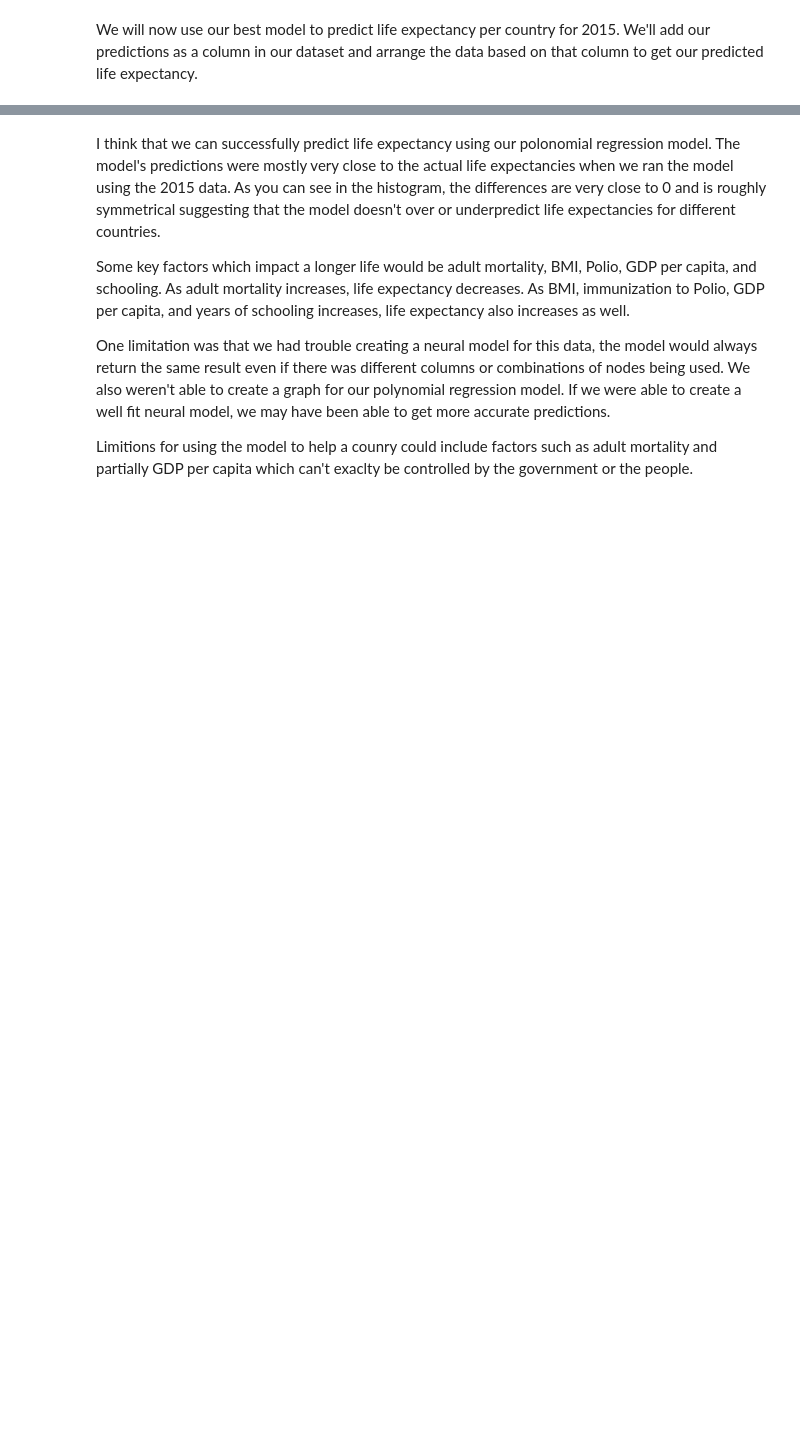
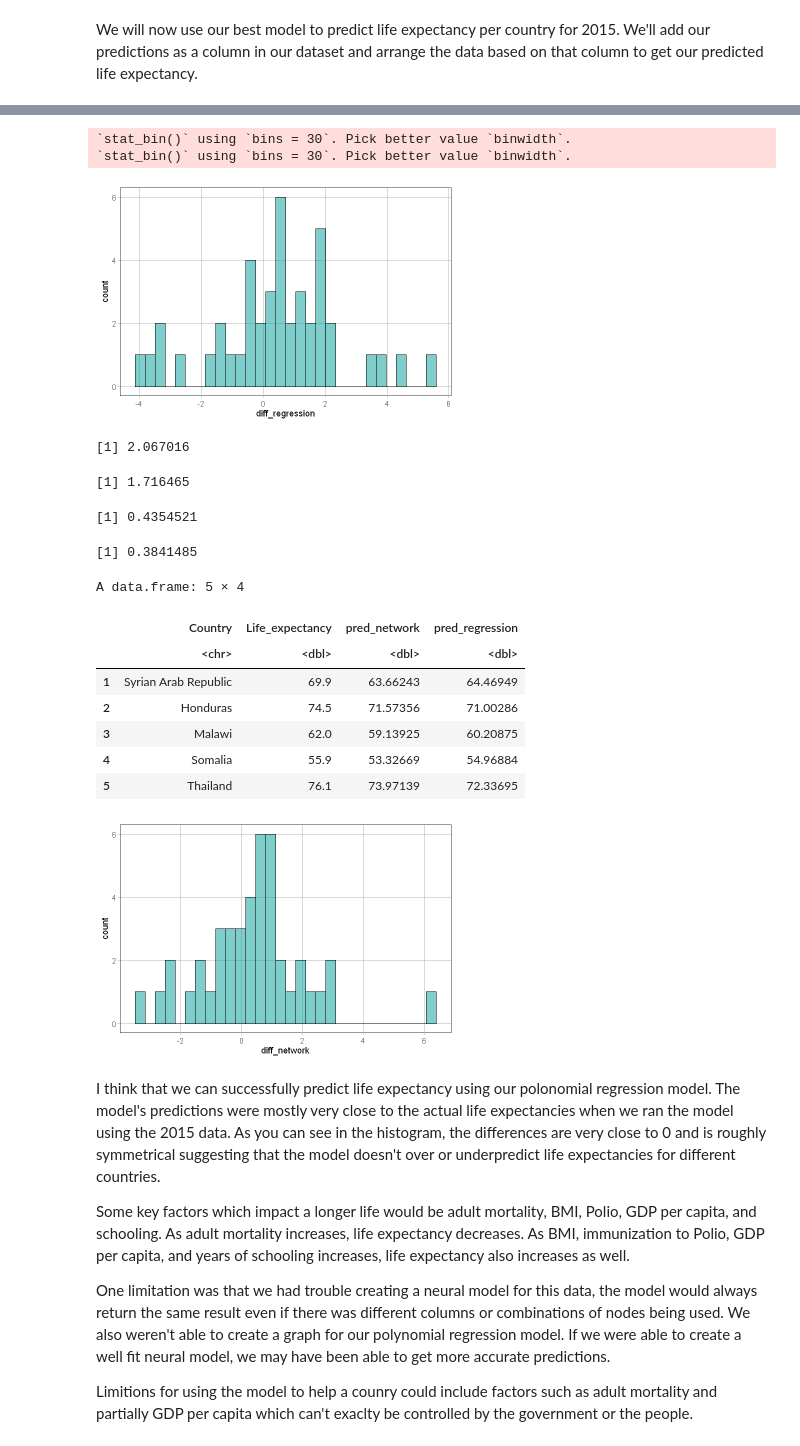
Before and after one commit to IanKang678/life-expectancy-prediction, a Jupyter notebook: notebooks/analysis.ipynb, the cells around one changed output, grey strips where cells are left out. Saved outputs shown, nothing was run; the diff lists cells and outputs as text; code cells hidden in the pictures; blank space fills up the shorter version.

```diff
--- a/notebooks/analysis.ipynb
+++ b/notebooks/analysis.ipynb
@@ -615,6 +563,0 @@ A data.frame: 179 × 22
-# %%
-# Your code goes here. (Add more code cells as needed.)
-differences = life_exp_2015$Life_expectancy - life_exp_2015$pred_life_expectancy
-life_exp_2015$difference_col = differences
-
-gf_histogram(~differences, data = life_exp_2015)
@@ -623,0 +564,14 @@ gf_histogram(~differences, data = life_exp_2015)
+# %%
+# Regression: used for interpreting which factors matter
+regression_2015 <- predict(regression_model, newdata = life_exp_2015)
+
+# Neural network: best model by RMSE
+network_2015 <- as.vector(predict(neural_model_2, newdata = net_2015, rep = 3)) * y_max
+
+life_exp_2015$pred_regression <- regression_2015
+life_exp_2015$pred_network <- network_2015
+
+life_exp_2015 <- life_exp_2015 %>%
+  select(Country, pred_regression, pred_network, Life_expectancy, everything())
+
+arrange(life_exp_2015, desc(pred_network))
@@ -624,3 +598,37 @@ gf_histogram(~differences, data = life_exp_2015)
+# %%
+life_exp_2015$diff_regression <- life_exp_2015$Life_expectancy - life_exp_2015$pred_regression
+life_exp_2015$diff_network    <- life_exp_2015$Life_expectancy - life_exp_2015$pred_network
+
+gf_histogram(~diff_regression, data = life_exp_2015)
+gf_histogram(~diff_network, data = life_exp_2015)
+
+sqrt(mean(life_exp_2015$diff_regression^2))
+sqrt(mean(life_exp_2015$diff_network^2))
+
+mean(life_exp_2015$diff_regression)
+mean(life_exp_2015$diff_network)
+
+life_exp_2015 %>%
+  arrange(desc(diff_network)) %>%
+  select(Country, Life_expectancy, pred_network, pred_regression) %>%
+  head(5)
+# %% [output]
+`stat_bin()` using `bins = 30`. Pick better value `binwidth`.
+`stat_bin()` using `bins = 30`. Pick better value `binwidth`.
+[figure, added]
+[1] 2.067016
+[1] 1.716465
+[1] 0.4354521
+[1] 0.3841485
+A data.frame: 5 × 4
+|  | Country | Life_expectancy | pred_network | pred_regression |
+|  | <chr> | <dbl> | <dbl> | <dbl> |
+| 1 | Syrian Arab Republic | 69.9 | 63.66243 | 64.46949 |
+| 2 | Honduras | 74.5 | 71.57356 | 71.00286 |
+| 3 | Malawi | 62.0 | 59.13925 | 60.20875 |
+| 4 | Somalia | 55.9 | 53.32669 | 54.96884 |
+| 5 | Thailand | 76.1 | 73.97139 | 72.33695 |
+[figure, added]
 # %% [markdown]
 I think that we can successfully predict life expectancy using our polonomial regression model. The model's predictions were mostly very close to the actual life expectancies when we ran the model using the 2015 data. As you can see in the histogram, the differences are very close to 0 and is roughly symmetrical suggesting that the model doesn't over or underpredict life expectancies for different countries.
 
```
Also changed, not shown: parts of 9 cells of this notebook.
